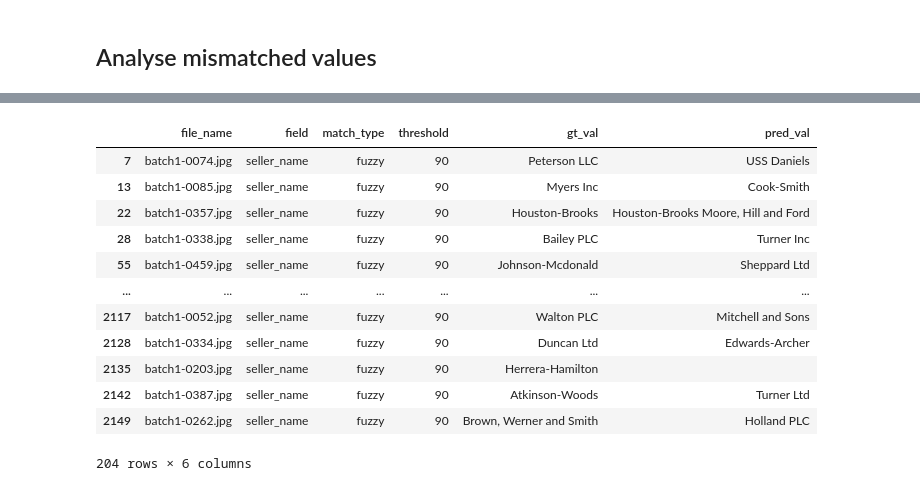
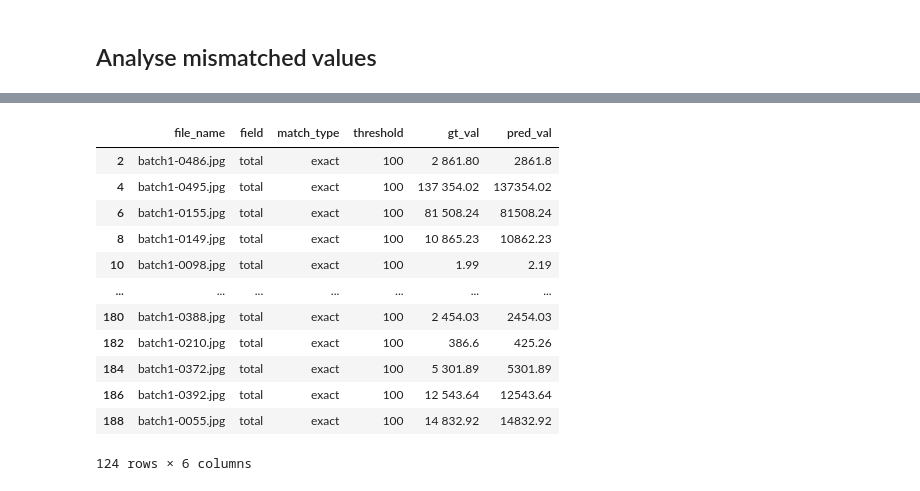
Before and after one commit to avinishV/small_vlm_for_invoice, a Jupyter notebook: invoice-data-extraction-using-smolvlm.ipynb, the cells around one changed output, grey strips where cells are left out. Cells and saved outputs as stored; diff of their text form; code cells hidden in the pictures.

```diff
--- a/invoice-data-extraction-using-smolvlm.ipynb
+++ b/invoice-data-extraction-using-smolvlm.ipynb
@@ -435,4 +397,4 @@ def custom_collate_fn(batch):
 
 # Initialize dataset and dataloader
 dataset = InvoiceDataset(images_path, invoice_no_lst, messages, processor)
-dataloader = DataLoader(dataset, batch_size=5, num_workers=0, pin_memory=True, collate_fn=custom_collate_fn)
+dataloader = DataLoader(dataset, batch_size=15, num_workers=0, pin_memory=True, collate_fn=custom_collate_fn)
@@ -507,7 +501,7 @@ df.head()
 # Ground truth
 # %%
 import pandas as pd
-csv_file = "/kaggle/input/high-quality-invoice-images-for-ocr/batch_1/batch_1/batch1_1.csv"
+csv_file = "../batch_1/batch_1/batch1_1.csv"
 df = pd.read_csv(csv_file)
 # df = df.rename(columns={'File Name': 'file_name'})
 df.head()
@@ -635,5 +609,5 @@ time: 485 µs (started: 2025-06-09 16:46:41 +00:00)
 # %%
-df_resp = pd.read_csv("/kaggle/input/invoice-data-extraction-using-smolvlm/extracted_data.csv")
+df_resp = pd.read_csv("./extracted_data.csv")
 df_resp.columns =  ["file_name", "vlm_response"]
 df_resp["vlm_response"] = df_resp["vlm_response"].apply(safe_load)
 df_resp.head()
@@ -712,7 +681,7 @@ time: 6.4 ms (started: 2025-06-09 16:46:57 +00:00)
 def normalize_number(val):
     # print(f"Val", val)
     if isinstance(val, str):
-        val = val.replace(',', '.').replace('$', '').strip()
+        val = val.replace(',', '.').replace('$', '').replace(' ', '').strip()
     try:
         return round(float(val), 2)
     except:
@@ -889,16 +897,16 @@ time: 3.13 ms (started: 2025-06-09 17:26:20 +00:00)
 # %%
-df_mismatches[df_mismatches['field']=='seller_name']
+df_mismatches[df_mismatches['field']=='total']
 # %% [output]
 |  | file_name | field | match_type | threshold | gt_val | pred_val |
-| 7 | batch1-0074.jpg | seller_name | fuzzy | 90 | Peterson LLC | USS Daniels |
-| 13 | batch1-0085.jpg | seller_name | fuzzy | 90 | Myers Inc | Cook-Smith |
-| 22 | batch1-0357.jpg | seller_name | fuzzy | 90 | Houston-Brooks | Houston-Brooks Moore, Hill and Ford |
-| 28 | batch1-0338.jpg | seller_name | fuzzy | 90 | Bailey PLC | Turner Inc |
-| 55 | batch1-0459.jpg | seller_name | fuzzy | 90 | Johnson-Mcdonald | Sheppard Ltd |
+| 2 | batch1-0486.jpg | total | exact | 100 | 2 861.80 | 2861.8 |
+| 4 | batch1-0495.jpg | total | exact | 100 | 137 354.02 | 137354.02 |
+| 6 | batch1-0155.jpg | total | exact | 100 | 81 508.24 | 81508.24 |
+| 8 | batch1-0149.jpg | total | exact | 100 | 10 865.23 | 10862.23 |
+| 10 | batch1-0098.jpg | total | exact | 100 | 1.99 | 2.19 |
 | ... | ... | ... | ... | ... | ... | ... |
-| 2117 | batch1-0052.jpg | seller_name | fuzzy | 90 | Walton PLC | Mitchell and Sons |
-| 2128 | batch1-0334.jpg | seller_name | fuzzy | 90 | Duncan Ltd | Edwards-Archer |
-| 2135 | batch1-0203.jpg | seller_name | fuzzy | 90 | Herrera-Hamilton |  |
-| 2142 | batch1-0387.jpg | seller_name | fuzzy | 90 | Atkinson-Woods | Turner Ltd |
-| 2149 | batch1-0262.jpg | seller_name | fuzzy | 90 | Brown, Werner and Smith | Holland PLC |
+| 180 | batch1-0388.jpg | total | exact | 100 | 2 454.03 | 2454.03 |
+| 182 | batch1-0210.jpg | total | exact | 100 | 386.6 | 425.26 |
+| 184 | batch1-0372.jpg | total | exact | 100 | 5 301.89 | 5301.89 |
+| 186 | batch1-0392.jpg | total | exact | 100 | 12 543.64 | 12543.64 |
+| 188 | batch1-0055.jpg | total | exact | 100 | 14 832.92 | 14832.92 |
-204 rows × 6 columns
+124 rows × 6 columns
```
Also changed, not shown: parts of 47 cells of this notebook, 1 other file.
